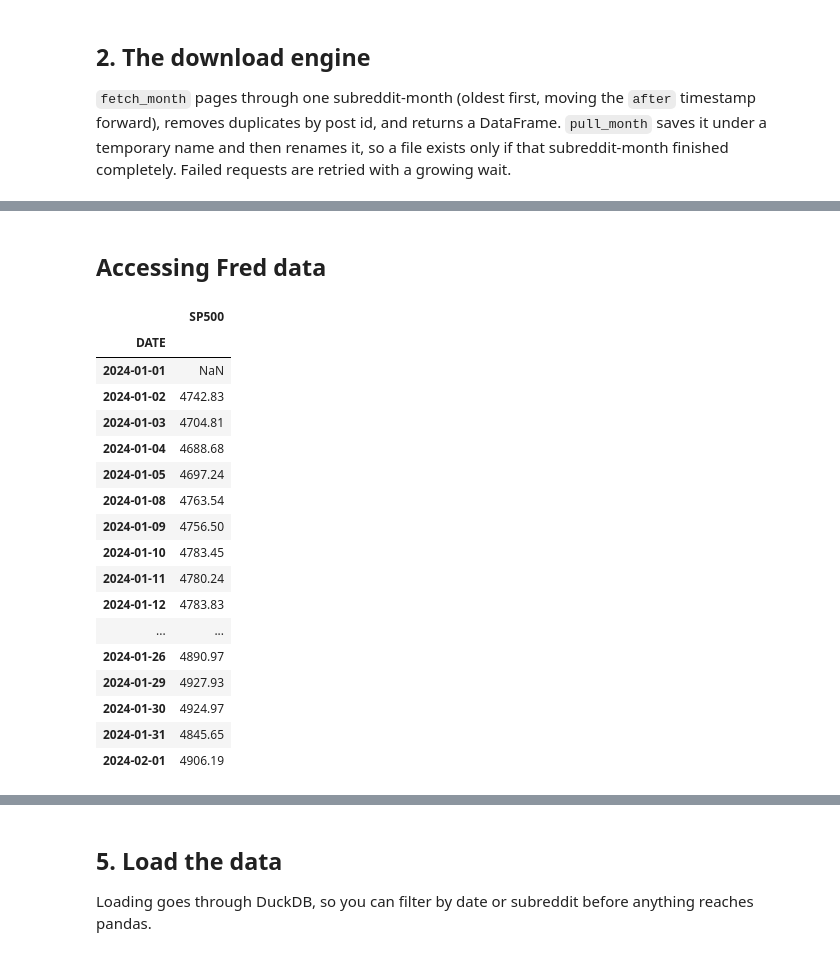
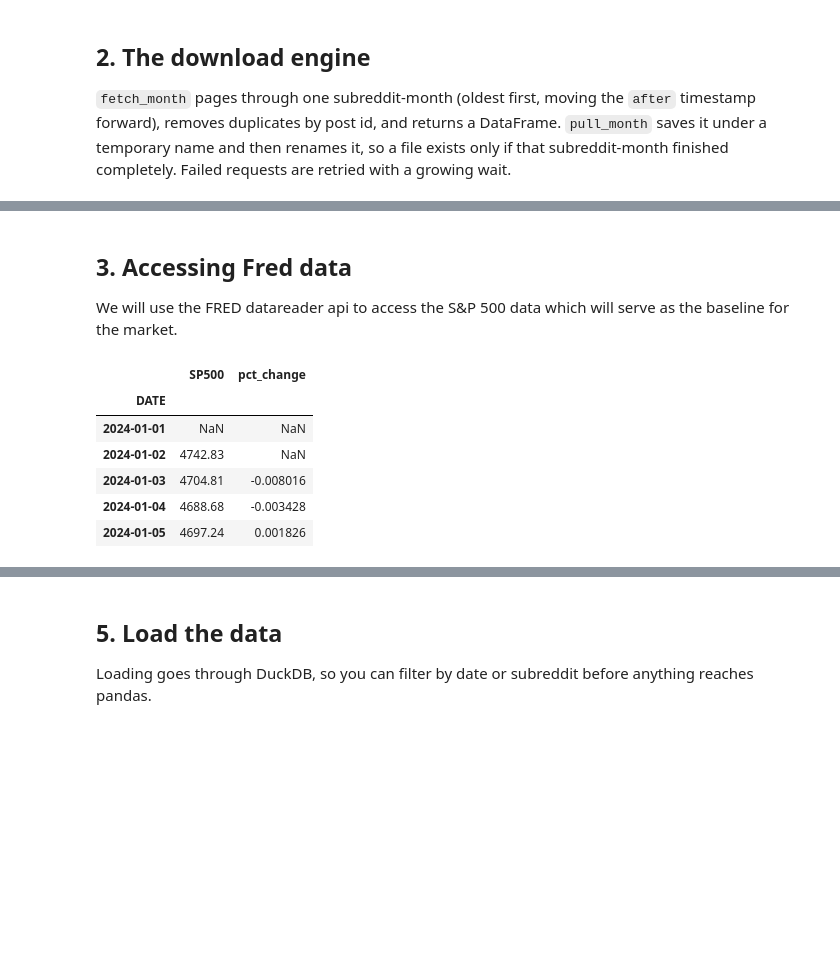
Before and after one commit to typarker04/reddit-sentiment-analysis, a Jupyter notebook: arctic_api_loader.ipynb, the cells around one changed output, grey strips where cells are left out. Drawn from its saved outputs; the diff is of its cells as text; code cells hidden in the pictures; blank space fills up the shorter version.

```diff
--- a/arctic_api_loader.ipynb
+++ b/arctic_api_loader.ipynb
@@ -166,29 +121,21 @@ dtype: int64
 # %% [markdown]
-## Accessing Fred data
+## 3. Accessing Fred data
+
+We will use the FRED datareader api to access the S&P 500 data which will serve as the baseline for the market.
 # %%
 end='2024-02'
 # start date is two weeks ago
 end_dt = pd.to_datetime(end)
 start = end_dt - dt.timedelta(days=31)
 
 sp = web.DataReader('SP500', 'fred', start=start, end=end_dt)
-sp
+sp['pct_change'] = sp['SP500'].pct_change()
+sp.head()
 # %% [output]
-|  | SP500 |
-| DATE |  |
-| 2024-01-01 | NaN |
-| 2024-01-02 | 4742.83 |
-| 2024-01-03 | 4704.81 |
-| 2024-01-04 | 4688.68 |
-| 2024-01-05 | 4697.24 |
-| 2024-01-08 | 4763.54 |
-| 2024-01-09 | 4756.50 |
-| 2024-01-10 | 4783.45 |
-| 2024-01-11 | 4780.24 |
-| 2024-01-12 | 4783.83 |
-| ... | ... |
-| 2024-01-26 | 4890.97 |
-| 2024-01-29 | 4927.93 |
-| 2024-01-30 | 4924.97 |
-| 2024-01-31 | 4845.65 |
-| 2024-02-01 | 4906.19 |
+|  | SP500 | pct_change |
+| DATE |  |  |
+| 2024-01-01 | NaN | NaN |
+| 2024-01-02 | 4742.83 | NaN |
+| 2024-01-03 | 4704.81 | -0.008016 |
+| 2024-01-04 | 4688.68 | -0.003428 |
+| 2024-01-05 | 4697.24 | 0.001826 |
```
Also changed, not shown: parts of 15 cells of this notebook.
